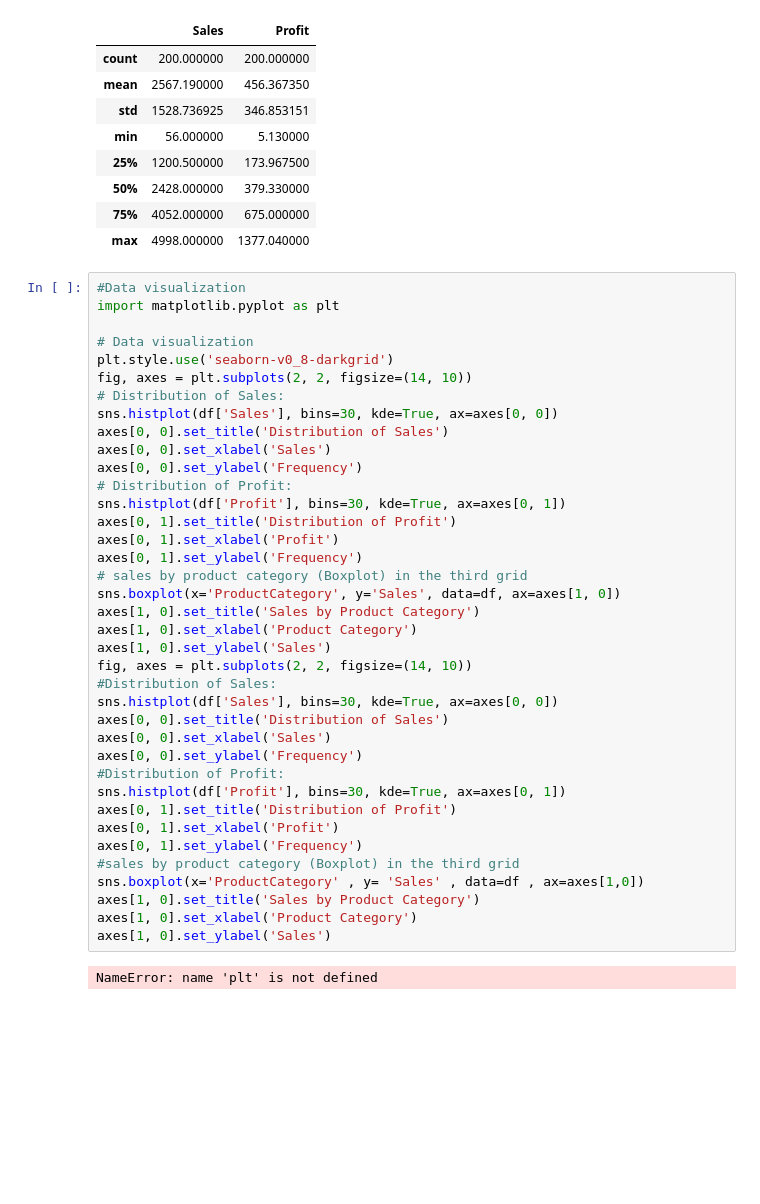
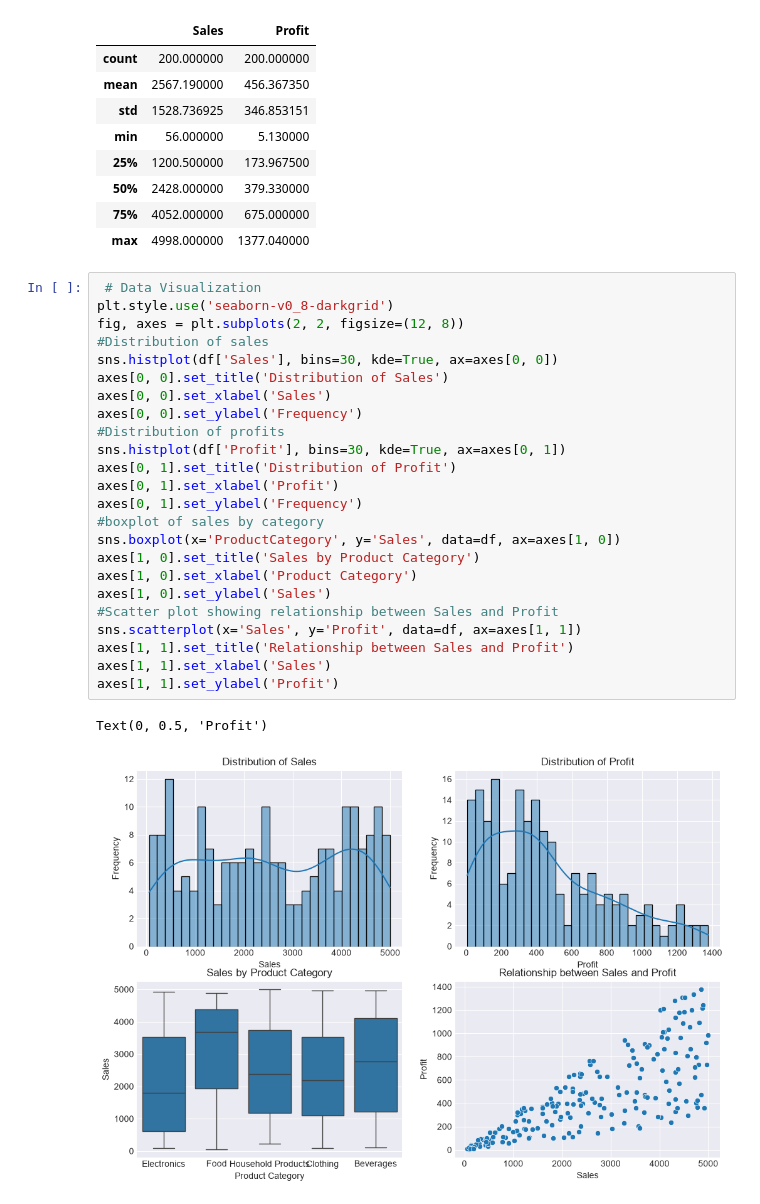
Before and after one commit to turitah/TukahebwaRitah, a Jupyter notebook: e_commerce.ipynb, the cells around one changed output. Saved outputs shown, nothing was run; the diff lists cells and outputs as text; blank space fills up the shorter version.

```diff
--- a/e_commerce.ipynb
+++ b/e_commerce.ipynb
@@ -48,42 +46,29 @@ df.describe()
 | 75% | 4052.000000 | 675.000000 |
 | max | 4998.000000 | 1377.040000 |
 # %%
-#Data visualization
-import matplotlib.pyplot as plt
-
-# Data visualization
+ # Data Visualization
 plt.style.use('seaborn-v0_8-darkgrid')
-fig, axes = plt.subplots(2, 2, figsize=(14, 10))
-# Distribution of Sales:
+fig, axes = plt.subplots(2, 2, figsize=(12, 8))
+#Distribution of sales
 sns.histplot(df['Sales'], bins=30, kde=True, ax=axes[0, 0])
 axes[0, 0].set_title('Distribution of Sales')
 axes[0, 0].set_xlabel('Sales')
 axes[0, 0].set_ylabel('Frequency')
-# Distribution of Profit:
+#Distribution of profits
 sns.histplot(df['Profit'], bins=30, kde=True, ax=axes[0, 1])
 axes[0, 1].set_title('Distribution of Profit')
 axes[0, 1].set_xlabel('Profit')
 axes[0, 1].set_ylabel('Frequency')
-# sales by product category (Boxplot) in the third grid
+#boxplot of sales by category
 sns.boxplot(x='ProductCategory', y='Sales', data=df, ax=axes[1, 0])
 axes[1, 0].set_title('Sales by Product Category')
 axes[1, 0].set_xlabel('Product Category')
 axes[1, 0].set_ylabel('Sales')
-fig, axes = plt.subplots(2, 2, figsize=(14, 10))
-#Distribution of Sales:
-sns.histplot(df['Sales'], bins=30, kde=True, ax=axes[0, 0])
-axes[0, 0].set_title('Distribution of Sales')
-axes[0, 0].set_xlabel('Sales')
-axes[0, 0].set_ylabel('Frequency')
-#Distribution of Profit:
-sns.histplot(df['Profit'], bins=30, kde=True, ax=axes[0, 1])
-axes[0, 1].set_title('Distribution of Profit')
-axes[0, 1].set_xlabel('Profit')
-axes[0, 1].set_ylabel('Frequency')
-#sales by product category (Boxplot) in the third grid
-sns.boxplot(x='ProductCategory' , y= 'Sales' , data=df , ax=axes[1,0])
-axes[1, 0].set_title('Sales by Product Category')
-axes[1, 0].set_xlabel('Product Category')
-axes[1, 0].set_ylabel('Sales')
+#Scatter plot showing relationship between Sales and Profit
+sns.scatterplot(x='Sales', y='Profit', data=df, ax=axes[1, 1])
+axes[1, 1].set_title('Relationship between Sales and Profit')
+axes[1, 1].set_xlabel('Sales')
+axes[1, 1].set_ylabel('Profit')
 # %% [output]
-NameError: name 'plt' is not defined
+Text(0, 0.5, 'Profit')
+[figure, added]
```
Also changed, not shown: parts of 8 cells of this notebook, 54 other files.
